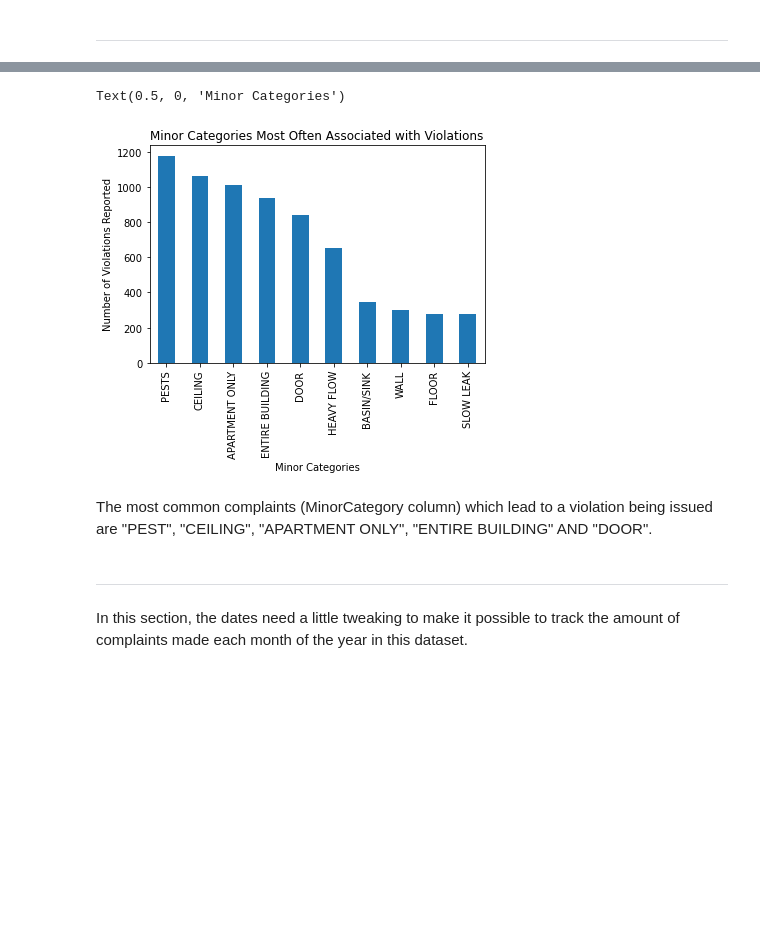
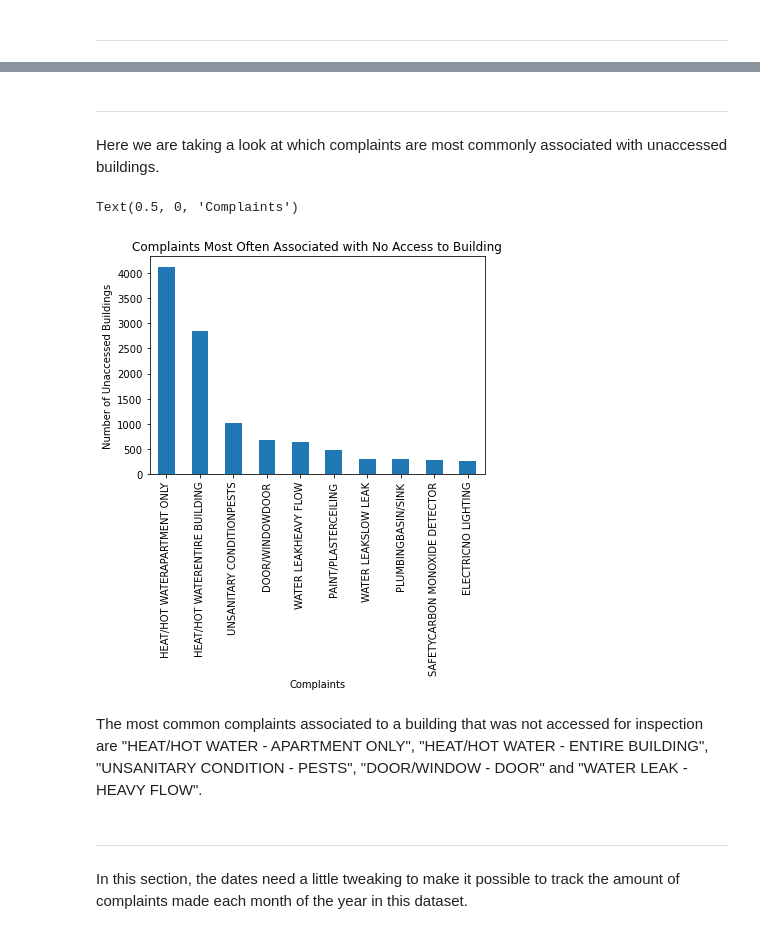
Before and after one commit to CahhBrownsville/Brownsville-project, a Jupyter notebook: Brownsville.csv analysis and visualizations.ipynb, the cells around one changed output, grey strips where cells are left out. Drawn from its saved outputs; the diff is of its cells as text; code cells hidden in the pictures; blank space fills up the shorter version.

```diff
--- a/Brownsville.csv analysis and visualizations.ipynb
+++ b/Brownsville.csv analysis and visualizations.ipynb
@@ -340,16 +333,22 @@ bv_sd_minviolation = bv_minorstatus[(bv_buildstatus.StatusDescription == 'Inspec
-# %%
-bv_sd_minviolation_counts = bv_sd_minviolation["MinorCategory"].value_counts().head(10)
-bv_sd_minviolation_counts.plot(kind = "bar")
-plt.title("Minor Categories Most Often Associated with Violations")
-plt.ylabel("Number of Violations Reported")
-plt.xlabel("Minor Categories")
-# %% [output]
-Text(0.5, 0, 'Minor Categories')
-[figure, removed]
-# %% [markdown]
-The most common complaints (MinorCategory column) which lead to a violation being issued are "PEST", "CEILING", "APARTMENT ONLY", "ENTIRE BUILDING" AND "DOOR".
 # %% [markdown]
 ------------
+# %% [markdown]
+Here we are taking a look at which complaints are most commonly associated with unaccessed buildings.
+# %%
+bv_sd_comnoaccess = bv_complaintstatus[(bv_complaintstatus.StatusDescription == 'Unable to gain access')]
+# %%
+bv_sd_comnoaccess_counts = bv_sd_comnoaccess["Complaints"].value_counts().head(10)
+bv_sd_comnoaccess_counts.plot(kind = "bar")
+plt.title("Complaints Most Often Associated with No Access to Building")
+plt.ylabel("Number of Unaccessed Buildings")
+plt.xlabel("Complaints")
+# %% [output]
+Text(0.5, 0, 'Complaints')
+[figure, added]
+# %% [markdown]
+The most common complaints associated to a building that was not accessed for inspection are "HEAT/HOT WATER - APARTMENT ONLY", "HEAT/HOT WATER - ENTIRE BUILDING", "UNSANITARY CONDITION - PESTS", "DOOR/WINDOW - DOOR" and "WATER LEAK - HEAVY FLOW".
+# %% [markdown]
+--------------
 # %% [markdown]
 In this section, the dates need a little tweaking to make it possible to track the amount of complaints made each month of the year in this dataset.
 # %%
```
Also changed, not shown: parts of 117 cells of this notebook.
